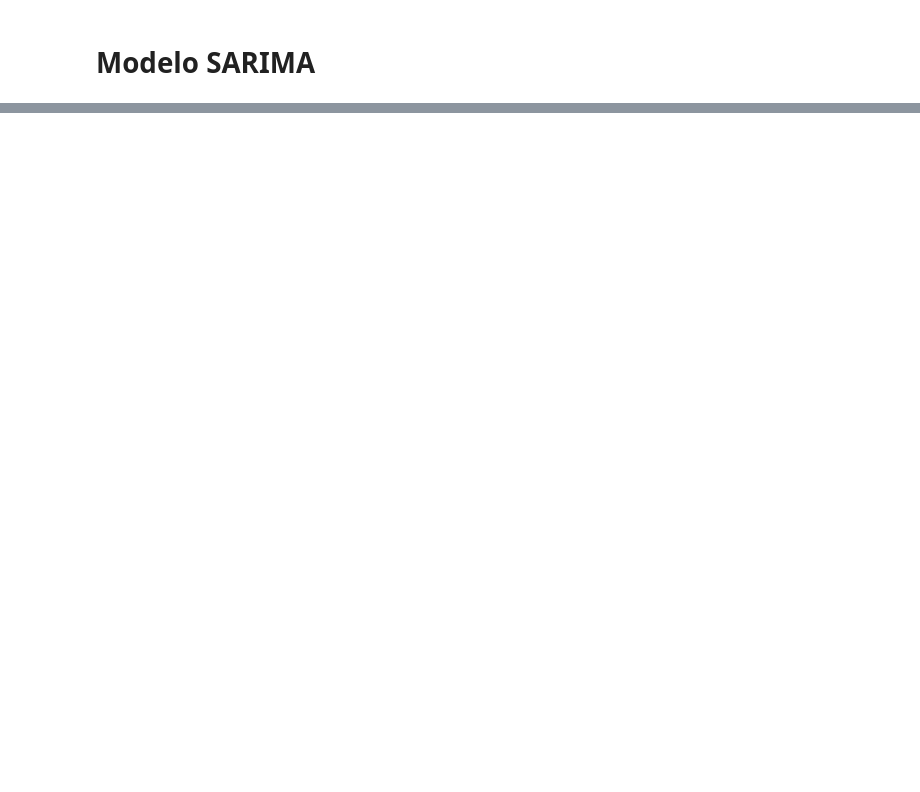
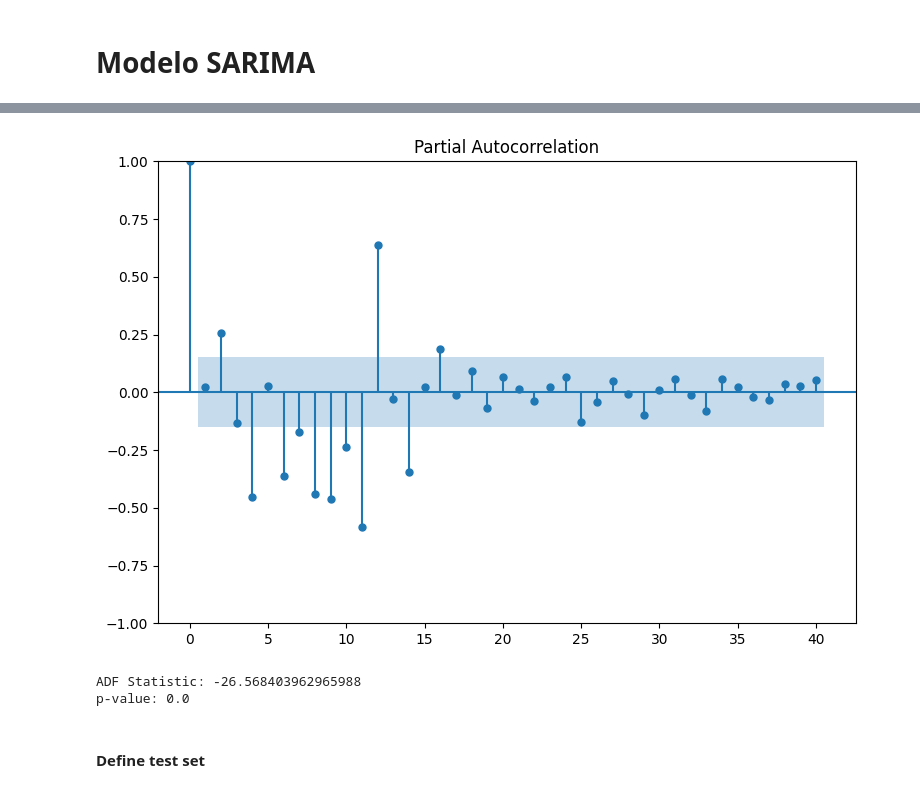
Before and after one commit to vnikoofard/Econofisica, a Jupyter notebook: 3-Econometria/07_sarima_model.ipynb, the cells around one changed output, grey strips where cells are left out. Drawn from its saved outputs; the diff is of its cells as text; code cells hidden in the pictures; blank space fills up the shorter version.

```diff
--- a/3-Econometria/07_sarima_model.ipynb
+++ b/3-Econometria/07_sarima_model.ipynb
@@ -74,0 +383,7 @@ Por exemplo, quando temos dados mensais de varios anos e a sazonalidade é anual
+# %%
+df_diff = np.diff(df['Milk'], n=1)
+
+ad_fuller_result = adfuller(df_diff)
+
+print(f'ADF Statistic: {ad_fuller_result[0]}')
+print(f'p-value: {ad_fuller_result[1]}')
@@ -74,0 +398,17 @@ Por exemplo, quando temos dados mensais de varios anos e a sazonalidade é anual
+# %%
+plot_pacf(df_diff, lags=40)
+plt.show()
+# %% [output]
+[figure, added]
+# %%
+df_diff_seasonal_diff = np.diff(df_diff, n=12)
+
+ad_fuller_result = adfuller(df_diff_seasonal_diff)
+
+print(f'ADF Statistic: {ad_fuller_result[0]}')
+print(f'p-value: {ad_fuller_result[1]}')
+# %% [output]
+ADF Statistic: -26.568403962965988
+p-value: 0.0
+# %% [markdown]
+#### Define test set
```
Also changed, not shown: parts of 40 cells of this notebook, 5 other files.
